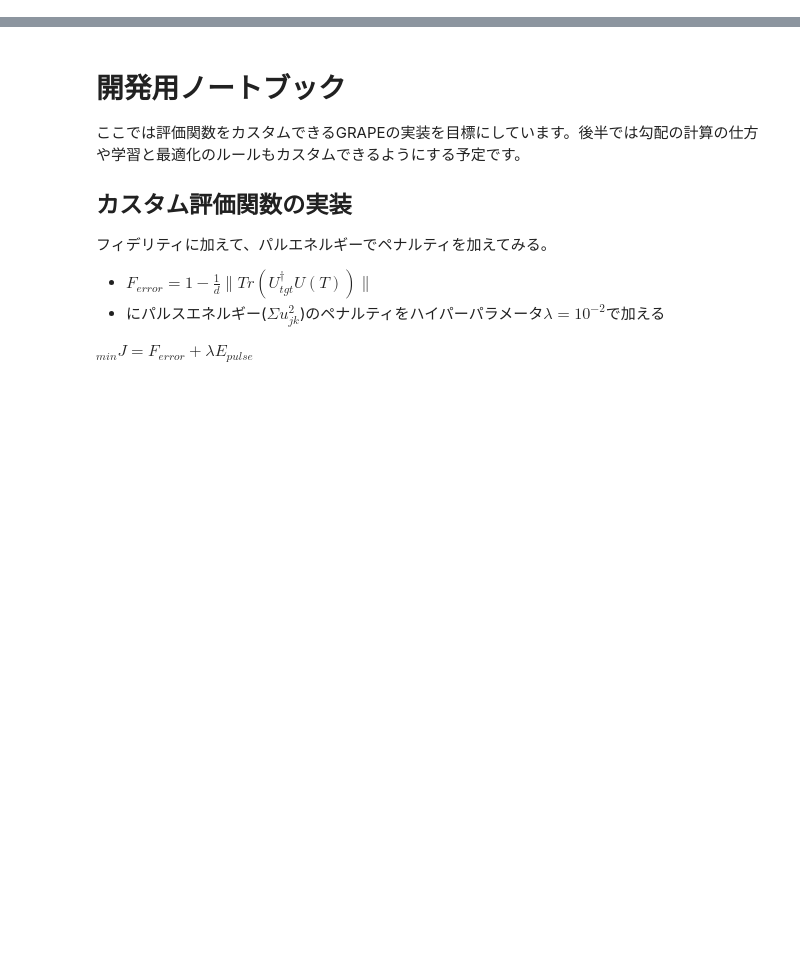
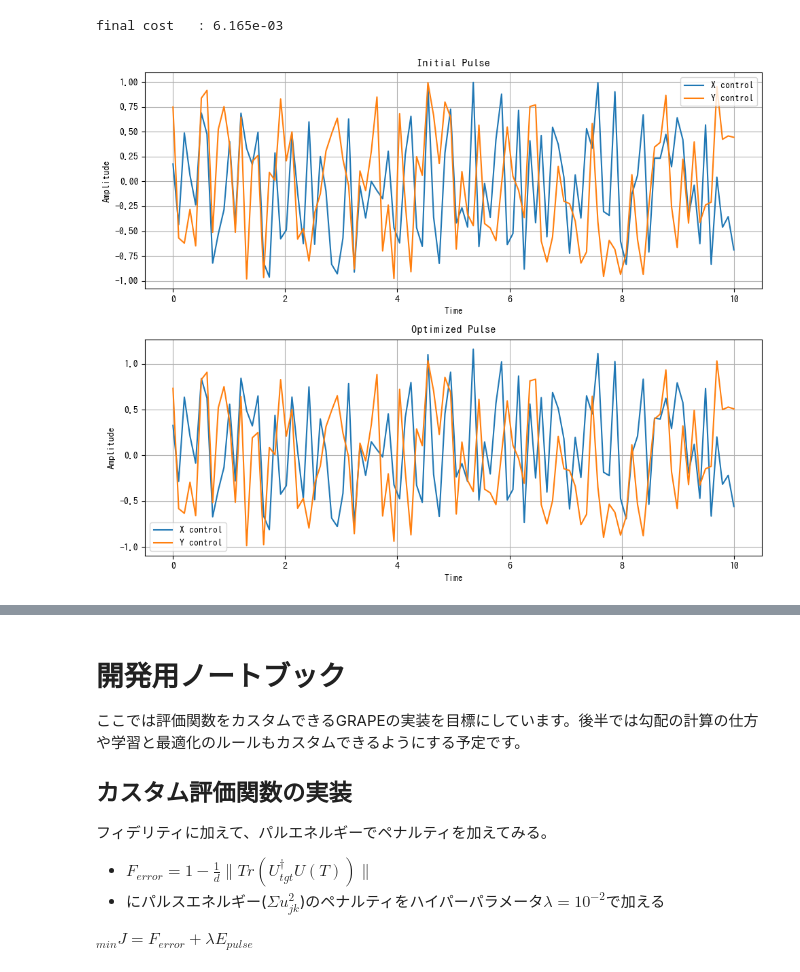
Before and after one commit to IsseiMatsuzoe/QOC-Baseline, a Jupyter notebook: dev.ipynb, the cells around one changed output, grey strips where cells are left out. Cells and saved outputs as stored; diff of their text form; code cells hidden in the pictures; blank space fills up the shorter version.

```diff
--- a/dev.ipynb
+++ b/dev.ipynb
@@ -7,0 +11,60 @@ plt.rcParams['font.family'] = "MS Gothic"
+# %%
+from qutip import identity, sigmax, sigmay, basis, sigmaz
+from qutip_qtrl import pulseoptim
+
+H_d = 0 * sigmaz()
+H_c = [sigmax(), sigmay()]
+U_0 = identity(2)
+U_target = sigmax().expm()
+
+n_ts, evo_time = 100, 10.0
+
+init_amps = np.random.uniform(-1, 1, size=(n_ts, len(H_c)))
+
+# --- Optimizer を生成（fid_type はダミーで OK） -----------------------
+optim = pulseoptim.create_pulse_optimizer(
+    H_d, H_c, U_0, U_target,
+    num_tslots=n_ts, evo_time=evo_time,
+    fid_type='TRACEDIFF',        # FidCompTraceDiffを使用
+    amp_lbound=-5.0, amp_ubound=5.0,
+    max_iter=500,
+    fid_err_targ=1e-2,
+    min_grad=1e-5,
+    init_pulse_params=init_amps
+)
+
+# --- 最適化実行 -------------------------------------------------------
+optim.dynamics.initialize_controls(init_amps)
+result = optim.run_optimization()
+
+print(f'final cost   : {result.fid_err:.3e}')  # 最終コスト
+
+# --- 最適化前後のパルスを比較プロット -----------------------------------
+
+fig, (ax1, ax2) = plt.subplots(2, 1, figsize=(10, 8))
+t = np.linspace(0, evo_time, n_ts)
+
+# 初期パルス
+ax1.plot(t, init_amps[:, 0], label='X control')
+ax1.plot(t, init_amps[:, 1], label='Y control')
+ax1.set_title('Initial Pulse')
+ax1.set_xlabel('Time')
+ax1.set_ylabel('Amplitude')
+ax1.legend()
+ax1.grid(True)
+
+# 最適化後のパルス
+optimized_amps = result.final_amps
+ax2.plot(t, optimized_amps[:, 0], label='X control')
+ax2.plot(t, optimized_amps[:, 1], label='Y control')
+ax2.set_title('Optimized Pulse')
+ax2.set_xlabel('Time')
+ax2.set_ylabel('Amplitude')
+ax2.legend()
+ax2.grid(True)
+
+plt.tight_layout()
+plt.show()
+# %% [output]
+final cost   : 6.165e-03
+[figure, added]
```
Also changed, not shown: parts of 10 cells of this notebook, 2 other files.
